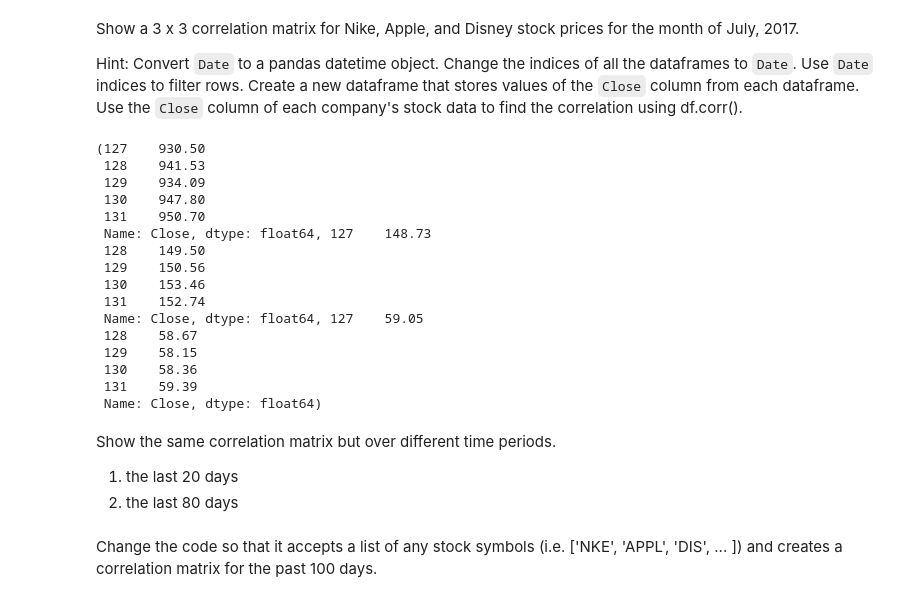
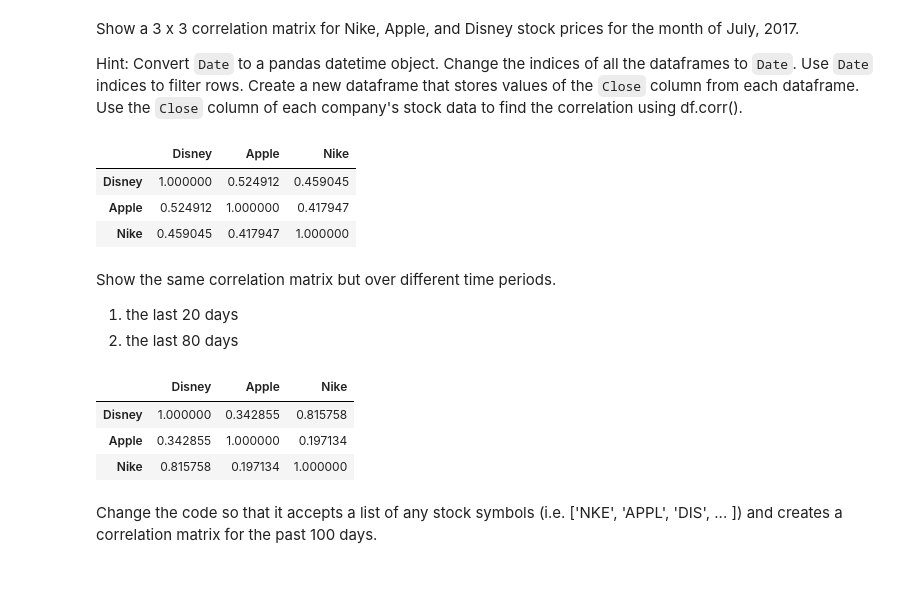
Before and after one commit to AshisGhosh/ashisghosh_data_x_s18, a Jupyter notebook: hw/hw1/Data-X HW1 Sp18.ipynb, the cells around one changed output. Drawn from its saved outputs; the diff is of its cells as text; code cells hidden in the pictures.

```diff
--- a/hw/hw1/Data-X HW1 Sp18.ipynb
+++ b/hw/hw1/Data-X HW1 Sp18.ipynb
@@ -661,37 +661,47 @@ Change the indices of all the dataframes to `Date`. Use `Date` indices to filter
 Create a new dataframe that stores values of the `Close` column from each dataframe.
 Use the `Close` column of each company's stock data to find the correlation using df.corr().
 # %%
-df_google['Date'] = pd.to_datetime(df_google['Date'],infer_datetime_format=True) # set index
-df_google.head()
+df_disney['Date'] = pd.to_datetime(df_disney['Date'],infer_datetime_format=True) # set index
+df_disney.head()
 df_apple['Date'] = pd.to_datetime(df_apple['Date'],infer_datetime_format=True) # set index
 df_apple.head()
 df_nike['Date'] = pd.to_datetime(df_nike['Date'],infer_datetime_format=True) # set index
 df_nike.head()
 
-df_google_close = df_google[df_google['Date'][df_google['Date']].index.month==7][df_google['Date'][df_google[df_google['Date'][df_google['Date']].index.month==7]['Date']].index.year==2017]['Close']
+df_disney_close = df_disney[df_disney['Date'][df_disney['Date']].index.month==7][df_disney['Date'][df_disney[df_disney['Date'][df_disney['Date']].index.month==7]['Date']].index.year==2017]['Close']
 df_apple_close = df_apple[df_apple['Date'][df_apple['Date']].index.month==7][df_apple['Date'][df_apple[df_apple['Date'][df_apple['Date']].index.month==7]['Date']].index.year==2017]['Close']
 df_nike_close = df_nike[df_nike['Date'][df_nike['Date']].index.month==7][df_nike['Date'][df_nike[df_nike['Date'][df_nike['Date']].index.month==7]['Date']].index.year==2017]['Close']
-df_google_close.head(), df_apple_close.head(),df_nike_close.head()
+df_disney_close.head(), df_apple_close.head(),df_nike_close.head()
+
+df_close = pd.DataFrame([df_disney_close.rename('Disney'), df_apple_close.rename('Apple'), df_nike_close.rename('Nike')])
+df_close.T.corr()
 # %% [output]
-(127    930.50
- 128    941.53
- 129    934.09
- 130    947.80
- 131    950.70
- Name: Close, dtype: float64, 127    148.73
- 128    149.50
- 129    150.56
- 130    153.46
- 131    152.74
- Name: Close, dtype: float64, 127    59.05
- 128    58.67
- 129    58.15
- 130    58.36
- 131    59.39
- Name: Close, dtype: float64)
+|  | Disney | Apple | Nike |
+| Disney | 1.000000 | 0.524912 | 0.459045 |
+| Apple | 0.524912 | 1.000000 | 0.417947 |
+| Nike | 0.459045 | 0.417947 | 1.000000 |
 # %% [markdown]
 Show the same correlation matrix but over different time periods.
 1. the last 20 days
 2. the last 80 days
+# %%
+df_disney.head(), df_apple.head(), df_nike.head()
+since_20 = pd.datetime.fromtimestamp(pd.datetime.today().timestamp() - 20*86400)
+since_80 = pd.datetime.fromtimestamp(pd.datetime.today().timestamp() - 80*86400)
+
+df_close_20 = pd.DataFrame([df_disney['Close'][df_disney['Date'][df_disney['Date'].index] >=since_20].rename('Disney'),
+                df_apple['Close'][df_apple['Date'][df_apple['Date'].index] >=since_20].rename('Apple'),
+                df_nike['Close'][df_nike['Date'][df_nike['Date'].index] >=since_20].rename('Nike')])
+df_close_20.T.corr()
+
+df_close_80 = pd.DataFrame([df_disney['Close'][df_disney['Date'][df_disney['Date'].index] >=since_80].rename('Disney'),
+                df_apple['Close'][df_apple['Date'][df_apple['Date'].index] >=since_80].rename('Apple'),
+                df_nike['Close'][df_nike['Date'][df_nike['Date'].index] >=since_80].rename('Nike')])
+df_close_80.T.corr()
+# %% [output]
+|  | Disney | Apple | Nike |
+| Disney | 1.000000 | 0.342855 | 0.815758 |
+| Apple | 0.342855 | 1.000000 | 0.197134 |
+| Nike | 0.815758 | 0.197134 | 1.000000 |
 # %% [markdown]
 Change the code so that it accepts a list of any stock symbols (i.e. ['NKE', 'APPL', 'DIS', ... ]) and creates a correlation matrix for the past 100 days.
```
Also changed, not shown: parts of 2 cells of this notebook.
